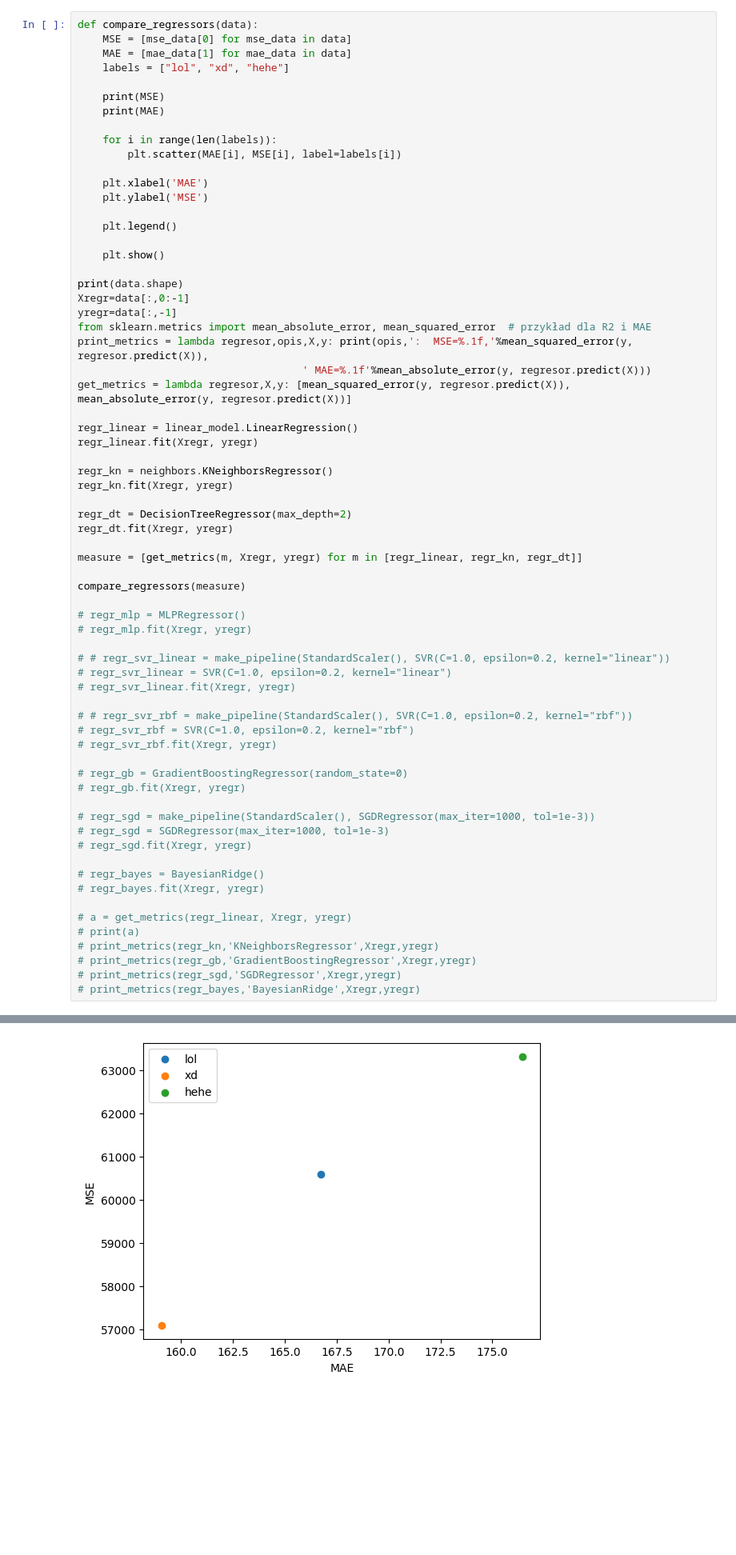
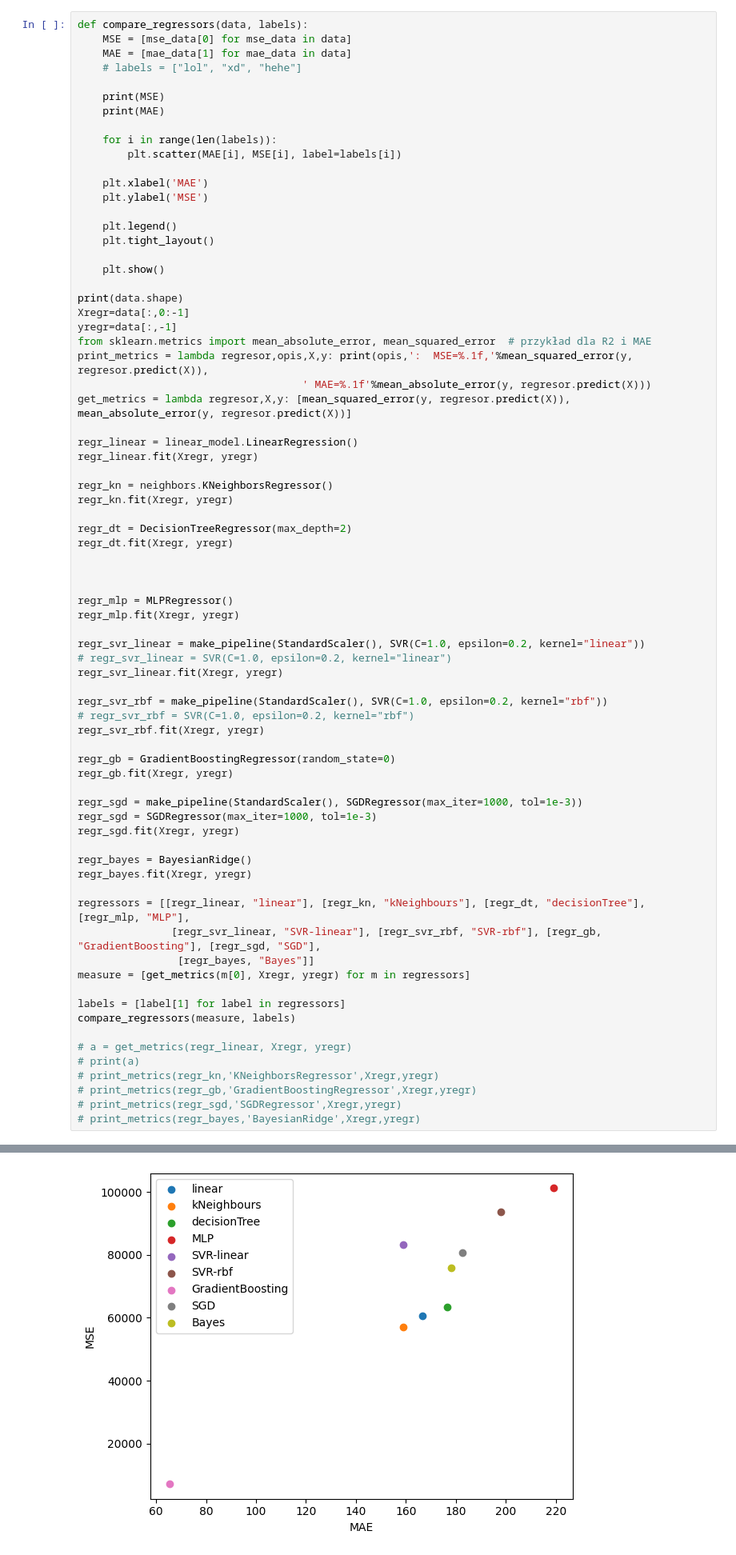
Before and after one commit to marcol13/SUS, a Jupyter notebook: regression/noise.ipynb, the cells around one changed output, grey strips where cells are left out. Shown at 80% size. Cells and saved outputs as stored; diff of their text form; blank space fills up the shorter version.

Commit message:
add gradient boosting analysis

```diff
--- a/regression/noise.ipynb
+++ b/regression/noise.ipynb
@@ -20,10 +20,10 @@ from sklearn.linear_model import BayesianRidge
 from sklearn.pipeline import make_pipeline
 from sklearn.preprocessing import StandardScaler
 # %%
-def compare_regressors(data):
+def compare_regressors(data, labels):
     MSE = [mse_data[0] for mse_data in data]
     MAE = [mae_data[1] for mae_data in data]
-    labels = ["lol", "xd", "hehe"]
+    # labels = ["lol", "xd", "hehe"]
 
     print(MSE)
     print(MAE)
@@ -35,6 +35,7 @@ def compare_regressors(data):
     plt.ylabel('MSE')
 
     plt.legend()
+    plt.tight_layout()
 
     plt.show()
 
@@ -55,30 +56,36 @@ regr_kn.fit(Xregr, yregr)
 regr_dt = DecisionTreeRegressor(max_depth=2)
 regr_dt.fit(Xregr, yregr)
 
-measure = [get_metrics(m, Xregr, yregr) for m in [regr_linear, regr_kn, regr_dt]]
 
-compare_regressors(measure)
 
-# regr_mlp = MLPRegressor()
-# regr_mlp.fit(Xregr, yregr)
+regr_mlp = MLPRegressor()
+regr_mlp.fit(Xregr, yregr)
 
-# # regr_svr_linear = make_pipeline(StandardScaler(), SVR(C=1.0, epsilon=0.2, kernel="linear"))
+regr_svr_linear = make_pipeline(StandardScaler(), SVR(C=1.0, epsilon=0.2, kernel="linear"))
 # regr_svr_linear = SVR(C=1.0, epsilon=0.2, kernel="linear")
-# regr_svr_linear.fit(Xregr, yregr)
+regr_svr_linear.fit(Xregr, yregr)
 
-# # regr_svr_rbf = make_pipeline(StandardScaler(), SVR(C=1.0, epsilon=0.2, kernel="rbf"))
+regr_svr_rbf = make_pipeline(StandardScaler(), SVR(C=1.0, epsilon=0.2, kernel="rbf"))
 # regr_svr_rbf = SVR(C=1.0, epsilon=0.2, kernel="rbf")
-# regr_svr_rbf.fit(Xregr, yregr)
+regr_svr_rbf.fit(Xregr, yregr)
 
-# regr_gb = GradientBoostingRegressor(random_state=0)
-# regr_gb.fit(Xregr, yregr)
+regr_gb = GradientBoostingRegressor(random_state=0)
+regr_gb.fit(Xregr, yregr)
 
-# regr_sgd = make_pipeline(StandardScaler(), SGDRegressor(max_iter=1000, tol=1e-3))
-# regr_sgd = SGDRegressor(max_iter=1000, tol=1e-3)
-# regr_sgd.fit(Xregr, yregr)
+regr_sgd = make_pipeline(StandardScaler(), SGDRegressor(max_iter=1000, tol=1e-3))
+regr_sgd = SGDRegressor(max_iter=1000, tol=1e-3)
+regr_sgd.fit(Xregr, yregr)
 
-# regr_bayes = BayesianRidge()
-# regr_bayes.fit(Xregr, yregr)
+regr_bayes = BayesianRidge()
+regr_bayes.fit(Xregr, yregr)
+
+regressors = [[regr_linear, "linear"], [regr_kn, "kNeighbours"], [regr_dt, "decisionTree"], [regr_mlp, "MLP"],
+               [regr_svr_linear, "SVR-linear"], [regr_svr_rbf, "SVR-rbf"], [regr_gb, "GradientBoosting"], [regr_sgd, "SGD"],
+                [regr_bayes, "Bayes"]]
+measure = [get_metrics(m[0], Xregr, yregr) for m in regressors]
+
+labels = [label[1] for label in regressors]
+compare_regressors(measure, labels)
 
 # a = get_metrics(regr_linear, Xregr, yregr)
 # print(a)
@@ -93 +100 @@ compare_regressors(measure)
-[figure, old version]
+[figure, new version]
```
Also changed, not shown: parts of 2 cells of this notebook, 3 other files.
